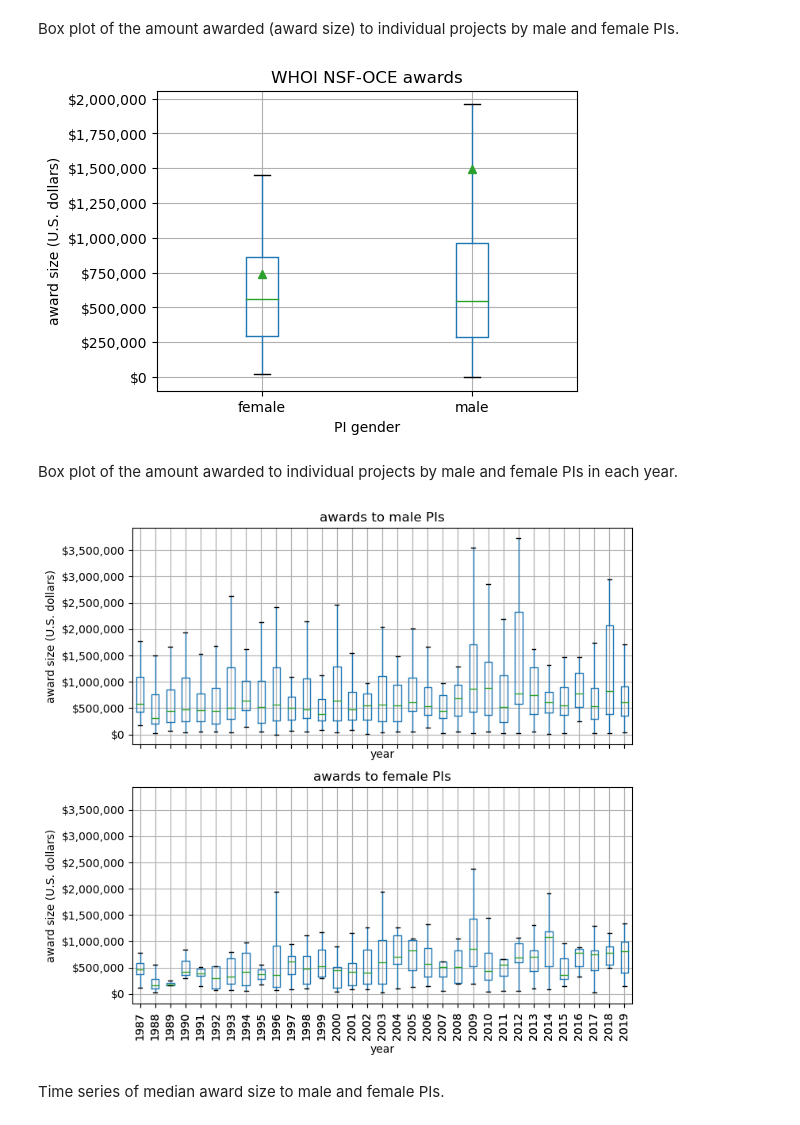
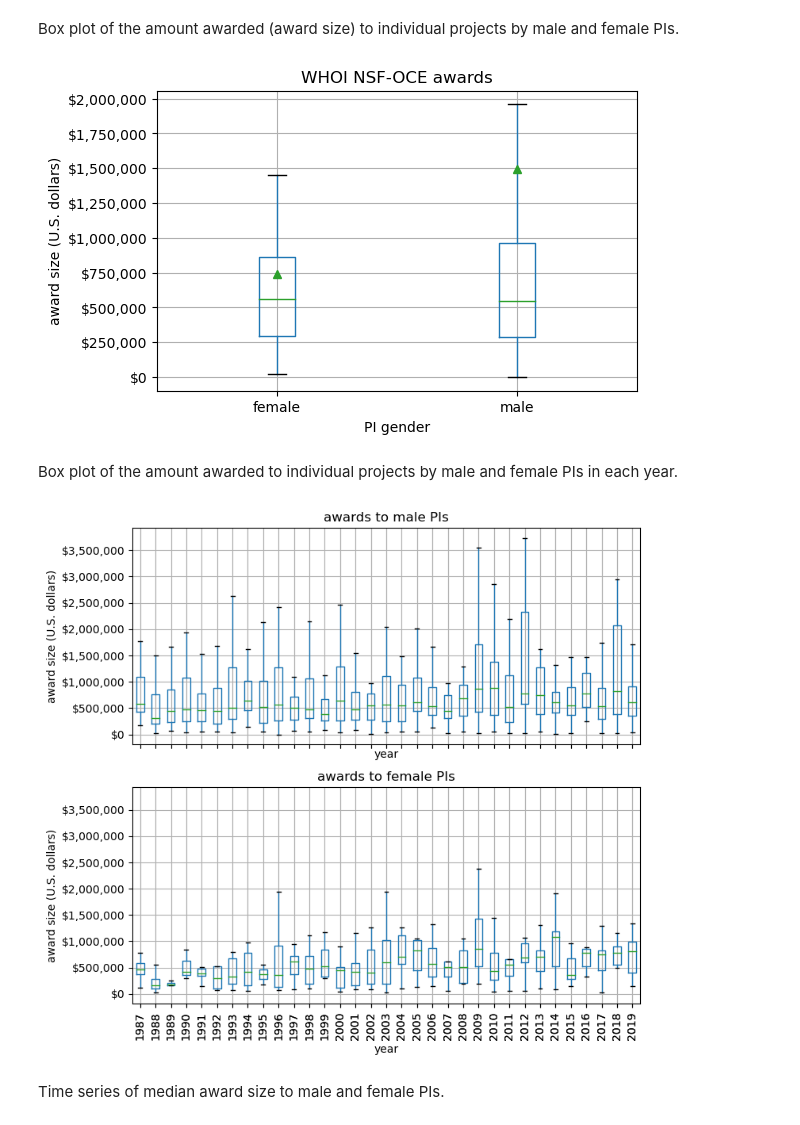
Before and after one commit to idlima/nsf-oce-gender, a Jupyter notebook: 06_analysis_whoi.ipynb, the cells around one changed output. Saved outputs shown, nothing was run; the diff lists cells and outputs as text; code cells hidden in the pictures.

```diff
--- a/06_analysis_whoi.ipynb
+++ b/06_analysis_whoi.ipynb
@@ -112,18 +112,17 @@ Box plot of the amount awarded (award size) to individual projects by male and f
 # %%
 fig, ax = plt.subplots()
 _ = whoi_awards.boxplot('tot_amount_adjusted', by='PI_gender', showfliers=False, showmeans=True, ax=ax)
 _ = ax.yaxis.set_major_formatter(fmt)
 _ = ax.set(title='WHOI NSF-OCE awards', xlabel='PI gender', ylabel='award size (U.S. dollars)')
-fig.suptitle('')
-fig.subplots_adjust(left=0.2)
+_ = fig.suptitle('')
 # %% [output]
-[figure, old version]
+[figure, new version]
 # %% [markdown]
 Box plot of the amount awarded to individual projects by male and female PIs in each year.
 # %%
 whoi_awards_male['year'] = whoi_awards_male.StartDate.dt.year
 whoi_awards_female['year'] = whoi_awards_female.StartDate.dt.year
-fig, axs = plt.subplots(2, 1, sharex=True, sharey=True, figsize=(9,8))
+fig, axs = plt.subplots(2, 1, sharex=True, sharey=True, figsize=(8,8))
 _ = whoi_awards_male.boxplot('tot_amount_adjusted', by='year', showfliers=False, rot=90, ax=axs[0])
 _ = whoi_awards_female.boxplot('tot_amount_adjusted', by='year', showfliers=False, rot=90, ax=axs[1])
 axs[0].set_title('awards to male PIs')
@@ -131,10 +130,9 @@ axs[1].set_title('awards to female PIs')
 for n in range(2):
     _ = axs[n].yaxis.set_major_formatter(fmt)
     _ = axs[n].set(ylabel='award size (U.S. dollars)')
-fig.suptitle('')
-fig.subplots_adjust(left=0.2)
+_ = fig.suptitle('')
 # %% [output]
-[figure, old version]
+[figure, new version]
 # %% [markdown]
 Time series of median award size to male and female PIs.
 # %%
```
Also changed, not shown: parts of 28 cells of this notebook.
